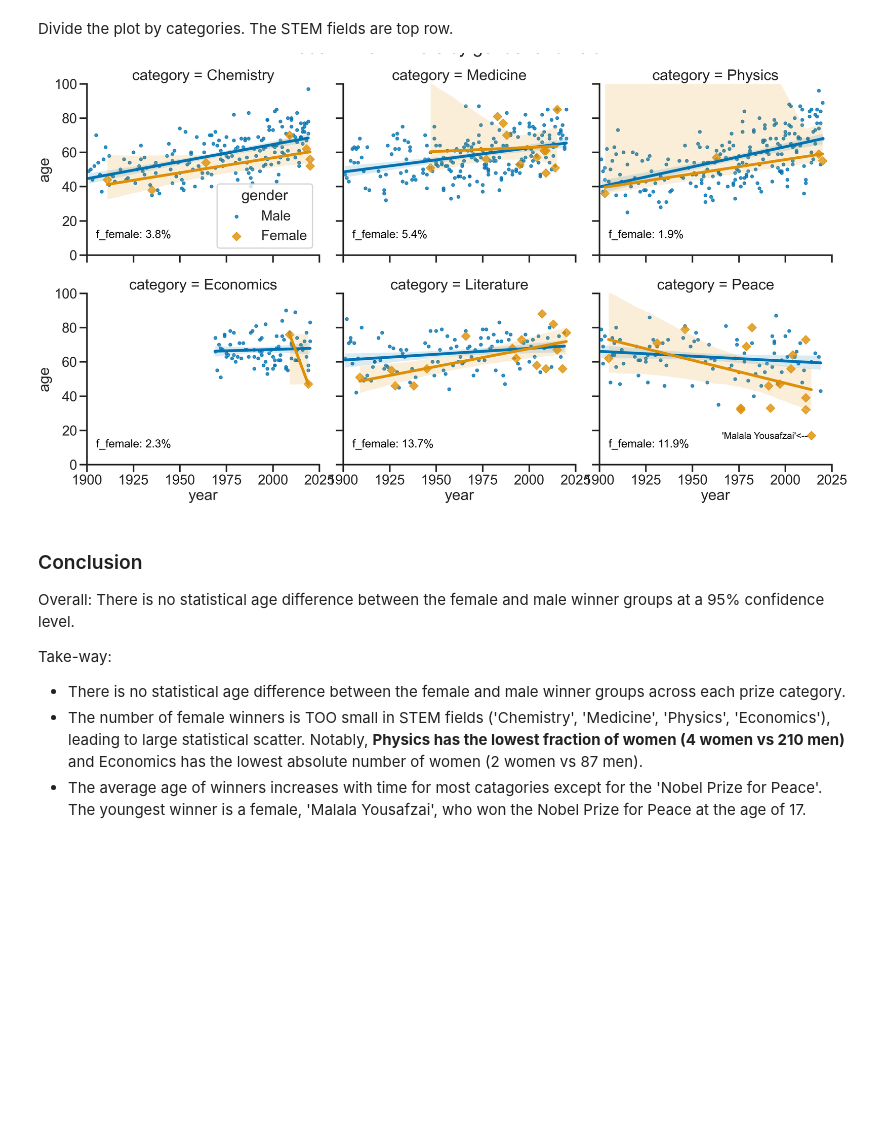
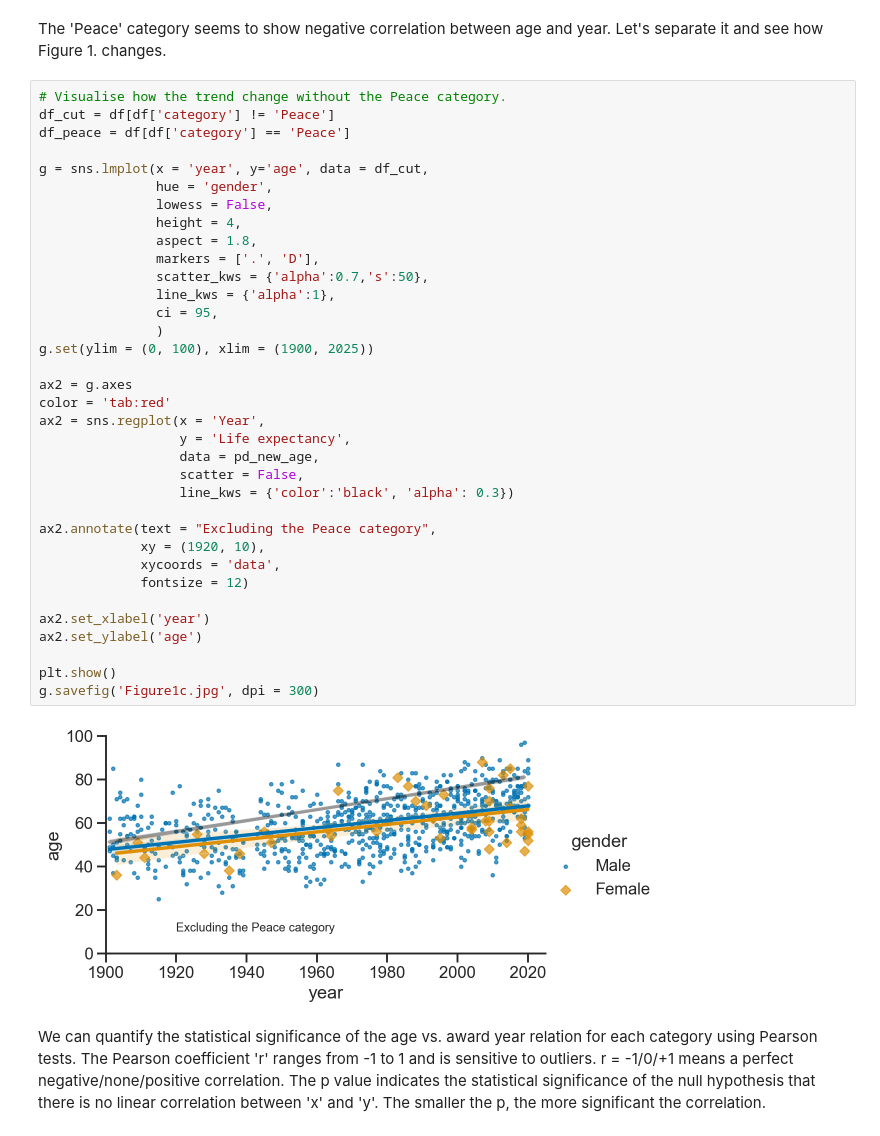
Before and after one commit to yuantt83/project_examples, a Jupyter notebook: nobel_gender/nobel_prize_gender.ipynb, the cells around one changed output. Drawn from its saved outputs; the diff is of its cells as text; blank space fills up the shorter version.

```diff
--- a/nobel_gender/nobel_prize_gender.ipynb
+++ b/nobel_gender/nobel_prize_gender.ipynb
@@ -157,17 +197,41 @@ plt.show()
-# %% [markdown]
-Divide the plot by categories.  The STEM fields are top row.
-
-<!-- ![Figure 3 (2).png](attachment:34a9e24e-d57b-4fa7-bfe3-3351a10f0cca.png) -->
-
-<div>
-<img src="attachment:34a9e24e-d57b-4fa7-bfe3-3351a10f0cca.png" width="900"/>
-</div>
-# %% [markdown]
-### Conclusion
-
-Overall:  There is no statistical age difference between the female and male winner groups at a 95% confidence level.
-
-Take-way:
-* There is no statistical age difference between the female and male winner groups across each prize category.
-* The number of female winners is TOO small in STEM fields ('Chemistry', 'Medicine', 'Physics', 'Economics'), leading to large statistical scatter.  Notably, **Physics has the lowest fraction of women (4 women vs 210 men)** and Economics has the lowest absolute number of women (2 women vs 87 men).
-* The average age of winners increases with time for most catagories except for the 'Nobel Prize for Peace'. The youngest winner is a female, 'Malala Yousafzai', who won the Nobel Prize for Peace at the age of 17.
+# %% [markdown]
+The 'Peace' category seems to show negative correlation between age and year. Let's separate it and see how Figure 1. changes.
+# %%
+# Visualise how the trend change without the Peace category.
+df_cut = df[df['category'] != 'Peace']
+df_peace = df[df['category'] == 'Peace']
+
+g = sns.lmplot(x = 'year', y='age', data = df_cut,
+               hue = 'gender',
+               lowess = False,
+               height = 4,
+               aspect = 1.8,
+               markers = ['.', 'D'],
+               scatter_kws = {'alpha':0.7,'s':50},
+               line_kws = {'alpha':1},
+               ci = 95,
+               )
+g.set(ylim = (0, 100), xlim = (1900, 2025))
+
+ax2 = g.axes
+color = 'tab:red'
+ax2 = sns.regplot(x = 'Year',
+                  y = 'Life expectancy',
+                  data = pd_new_age,
+                  scatter = False,
+                  line_kws = {'color':'black', 'alpha': 0.3})
+
+ax2.annotate(text = "Excluding the Peace category",
+             xy = (1920, 10),
+             xycoords = 'data',
+             fontsize = 12)
+
+ax2.set_xlabel('year')
+ax2.set_ylabel('age')
+
+plt.show()
+g.savefig('Figure1c.jpg', dpi = 300)
+# %% [output]
+[figure, added]
+# %% [markdown]
+We can quantify the statistical significance of the age vs. award year relation for each category using Pearson tests. The Pearson coefficient 'r' ranges from -1 to 1 and is sensitive to outliers. r = -1/0/+1 means a perfect negative/none/positive correlation.  The p value indicates the statistical significance of the null hypothesis that there is no linear correlation  between 'x' and 'y'. The smaller the p, the more significant the correlation.
```
Also changed, not shown: parts of 26 cells of this notebook, 3 other files.
